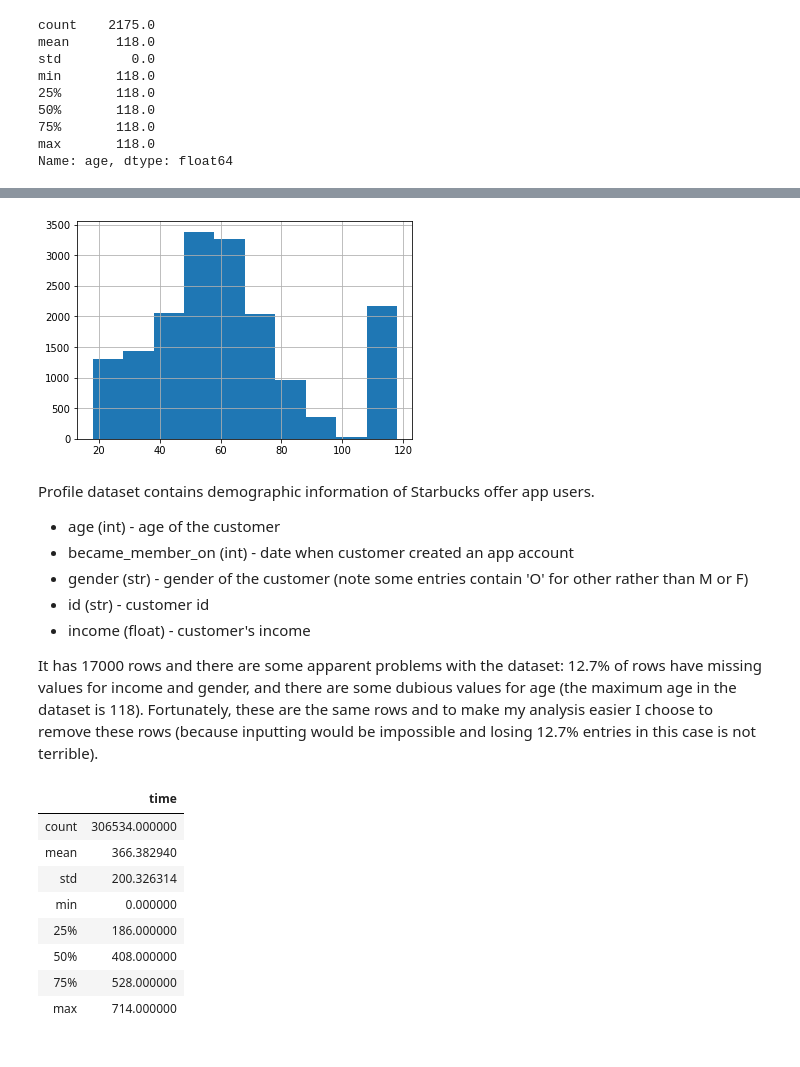
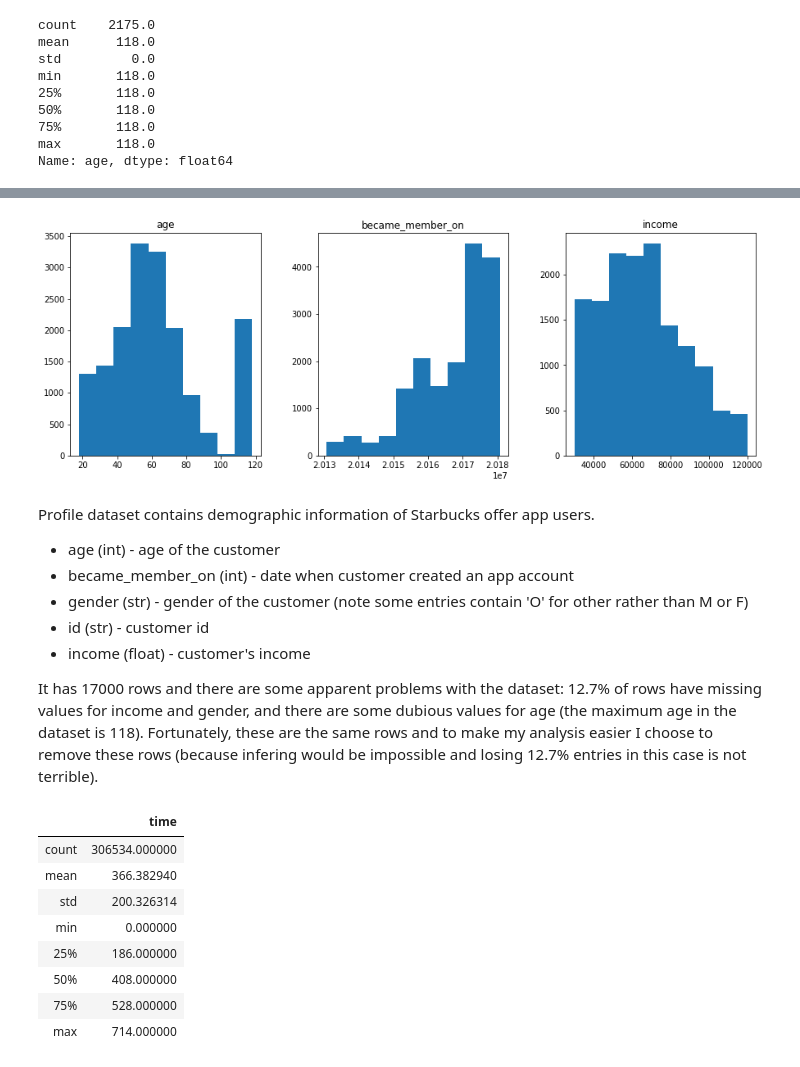
Before and after one commit to arrrunas/starbucks-capstone, a Jupyter notebook: Starbucks_Capstone_notebook.ipynb, the cells around one changed output, grey strips where cells are left out. Drawn from its saved outputs; the diff is of its cells as text; code cells hidden in the pictures.

```diff
--- a/Starbucks_Capstone_notebook.ipynb
+++ b/Starbucks_Capstone_notebook.ipynb
@@ -189,7 +184,7 @@ profile['income'].hist();
-# %%
-profile['age'].hist();
-# %% [output]
-[figure, removed]
+# %%
+profile.hist(layout = (1, 3), grid = False, figsize=(15, 5));
+# %% [output]
+[figure, added]
 # %% [markdown]
 Profile dataset contains demographic information of Starbucks offer app users.
 * age (int) - age of the customer
@@ -198,7 +193,7 @@ Profile dataset contains demographic information of Starbucks offer app users.
 * id (str) - customer id
 * income (float) - customer's income
 
-It has 17000 rows and there are some apparent problems with the dataset: 12.7% of rows have missing values for income and gender, and there are some dubious values for age (the maximum age in the dataset is 118). Fortunately, these are the same rows and to make my analysis easier I choose to remove these rows (because inputting would be impossible and losing 12.7% entries in this case is not terrible).
+It has 17000 rows and there are some apparent problems with the dataset: 12.7% of rows have missing values for income and gender, and there are some dubious values for age (the maximum age in the dataset is 118). Fortunately, these are the same rows and to make my analysis easier I choose to remove these rows (because infering would be impossible and losing 12.7% entries in this case is not terrible).
 # %%
 transcript.describe()
 # %% [output]
```
Also changed, not shown: parts of 15 cells of this notebook.
